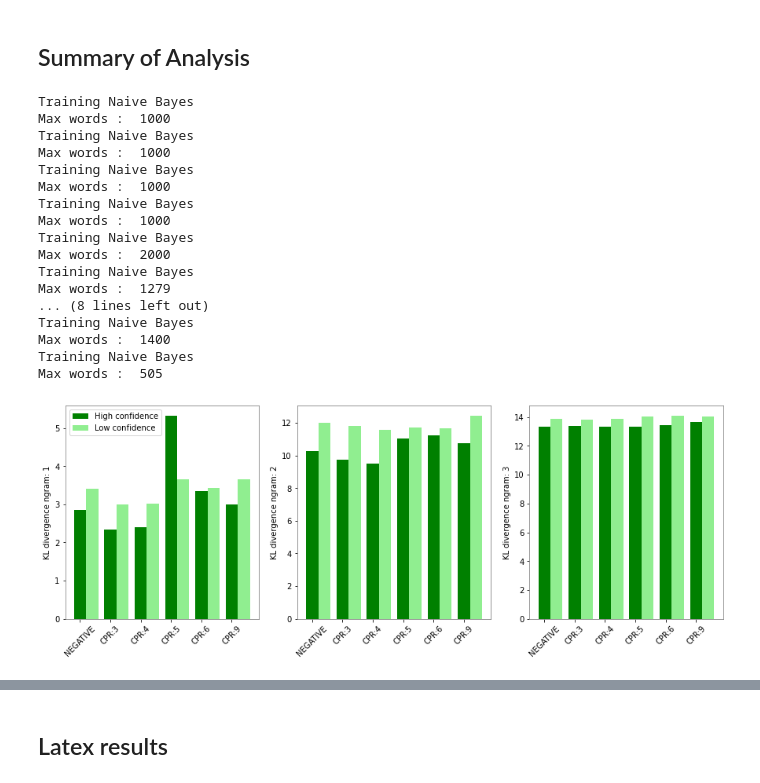
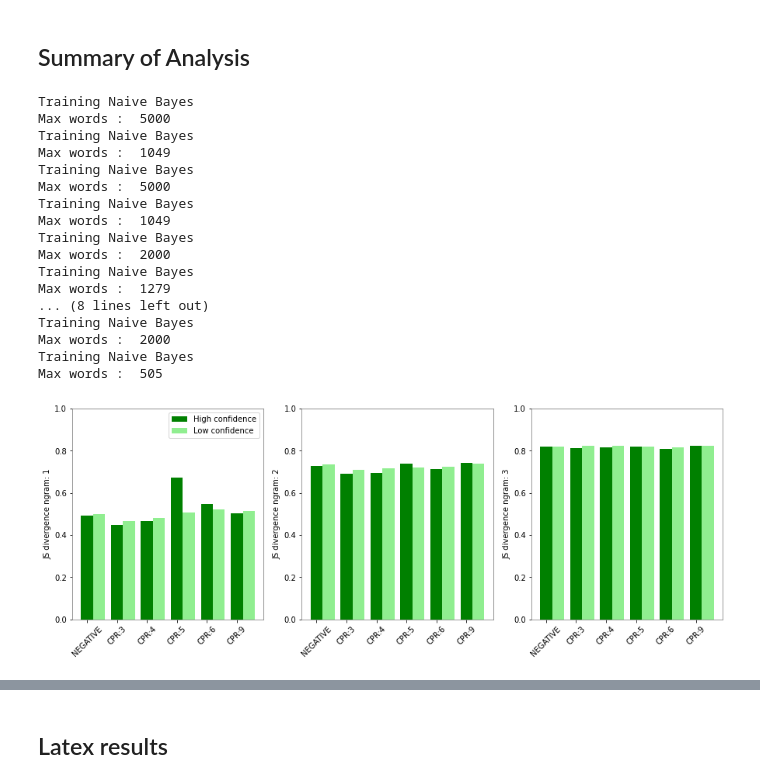
Before and after one commit to elangovana/bert-shortcuts, a Jupyter notebook: notebooks/chemprot_shortcut_analysis.ipynb, the cells around one changed output, grey strips where cells are left out. Saved outputs shown, nothing was run; the diff lists cells and outputs as text; code cells hidden in the pictures.

```diff
--- a/notebooks/chemprot_shortcut_analysis.ipynb
+++ b/notebooks/chemprot_shortcut_analysis.ipynb
@@ -146,12 +146,18 @@ def  train_and_predict_all_classifiers(df, min_df=None, ngram_range=(1,1), stop_
     max_tree_depth = 8
     min_df = min_df or 3
 
-
+    nb_kwargs = {
+        "min_df": min_df,
+        "max_words_per_class":max_words_per_class,
+        "stop_words": stop_words,
+        "ngram_range": ngram_range,
+        "classwise_vocab": classwise_vocab
+    }
 
     classifiers_map = {
-        NAIVE_BAYES : ModelNBRelationClassifier("_CHEMICAL_", "_GENE_", min_df=min_df, max_words_per_class=max_words_per_class, stop_words=stop_words, ngram_range=ngram_range, classwise_vocab=classwise_vocab),
-        NAIVE_BAYES_WITH_TREE : ModelNBTreeRelationClassifier("_CHEMICAL_", "_GENE_", min_df=min_df,  max_words_per_class=max_words_per_class,trigger_words=trigger_words, max_tree_depth = max_tree_depth ),
-        TREE : ModelTreeRelationClassifier("_CHEMICAL_", "_GENE_", trigger_words=trigger_words, max_tree_depth = max_tree_depth)
+        NAIVE_BAYES : ModelNBRelationClassifier("_CHEMICAL_", "_GENE_", **nb_kwargs),
+        NAIVE_BAYES_WITH_TREE : ModelNBTreeRelationClassifier("_CHEMICAL_", "_GENE_", trigger_words=trigger_words, max_tree_depth = max_tree_depth, extract_span=True, **nb_kwargs ),
+      #  TREE : ModelTreeRelationClassifier("_CHEMICAL_", "_GENE_", trigger_words=trigger_words, max_tree_depth = max_tree_depth)
 
     }
 
@@ -366,7 +372,7 @@ def _build_list(l1,l2, use_common_only=True):
 
 def js_divergence(p_keyword, q_keyword, use_common_only=True):
     p,q = _build_list(p_keyword, q_keyword, use_common_only=use_common_only)
-    return distance.jensenshannon(p,q, 2)
+    return distance.jensenshannon(p,q, 2.71828)
 
 def kl_divergence(p_keyword, q_keyword, use_common_only=True):
     p,q = _build_list(p_keyword, q_keyword, use_common_only=use_common_only)
@@ -1382,7 +1388,9 @@ def plot_divergence(df1,t1, df2, t2, ax, suffix_y_label):
     ax.set_xticks(df1["label_index"].values)
     ax.set_xticklabels(df1["label_name"], rotation = 45)
 
-    ax.set_ylabel(f"KL divergence {suffix_y_label}")
+    ax.set_ylim(0,1)
+
+    ax.set_ylabel(f"JS divergence {suffix_y_label}")
 
     ax.spines['bottom'].set_color('grey')
     ax.spines['top'].set_color('grey')
@@ -1397,11 +1405,11 @@ classifiers = {NAIVE_BAYES}
 
 kwargs = {
     "ngram_range":(1,1),
-   "min_df": 5,
-   "stop_words": 'english',
+    "min_df": 5,
+    "stop_words": 'english',
     "classifiers":classifiers,
     "classwise_vocab":False,
-    "max_words_per_class" :  1000
+    "max_words_per_class" :  5000
 }
 
 ax = axes[0]
@@ -1414,7 +1422,7 @@ plot_divergence(compute_js_divergence(train_and_predict_all_classifiers(df_highq
                                       use_common_only=False
                                      ),
                 "High confidence",
-                compute_kl_divergence(train_and_predict_all_classifiers(df_lowquality,
+                compute_js_divergence(train_and_predict_all_classifiers(df_lowquality,
                                                                        **kwargs
                                                                       ),
                                       train_and_predict_all_classifiers(df_train,
@@ -1509,7 +1517,7 @@ kwargs = {
    "min_df": 5,
    "stop_words":'english',
     "classifiers":classifiers,
-    "max_words_per_class" :  1400,
+    "max_words_per_class" :  2000,
     "classwise_vocab":False
 }
 
@@ -1545,39 +1553,39 @@ ax.legend().remove()
 #                                                                     **kwargs
 #                                                                   ),
 #                                        use_common_only=True
 #                                      ),
 #                 "High confidence",
 #                 compute_kl_divergence(train_and_predict_all_classifiers(df_lowquality,
 #                                                                        **kwargs
 #                                                                       ),
 #                                       train_and_predict_all_classifiers(df_train,
 #                                                                    **kwargs
 #                                                                   ),
 #                                       use_common_only=True
 #                                      ),
 #                 "Low confidence",
 #                 ax)
 
 #ax.legend().remove()
 # %% [output]
 Training Naive Bayes
-Max words :  1000
+Max words :  5000
 Training Naive Bayes
-Max words :  1000
+Max words :  1049
 Training Naive Bayes
-Max words :  1000
+Max words :  5000
 Training Naive Bayes
-Max words :  1000
+Max words :  1049
 Training Naive Bayes
 Max words :  2000
 Training Naive Bayes
 Max words :  1279
 ... (8 lines left out)
 Training Naive Bayes
-Max words :  1400
+Max words :  2000
 Training Naive Bayes
 Max words :  505
-[figure, old version]
+[figure, new version]
 # %%
 from sklearn.feature_extraction.text import CountVectorizer
 import warnings
```
Also changed, not shown: parts of 36 cells of this notebook.
